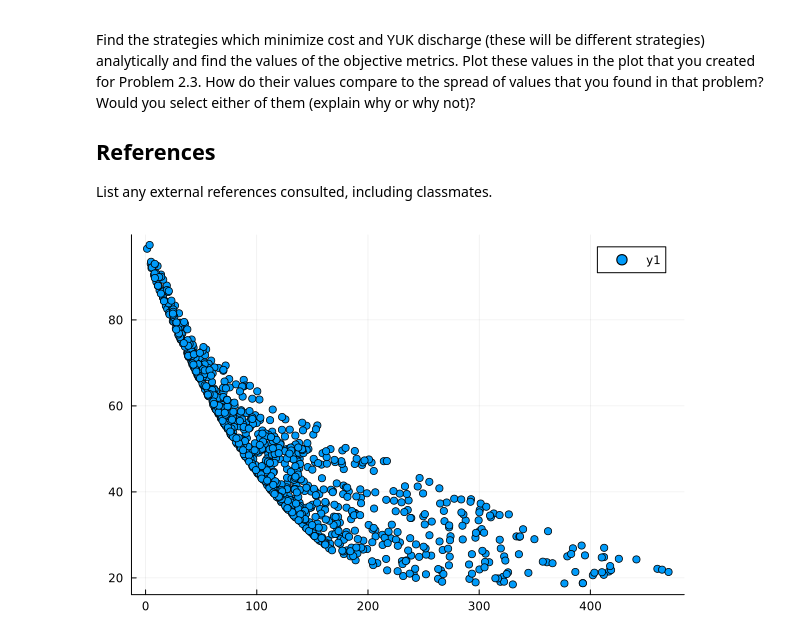
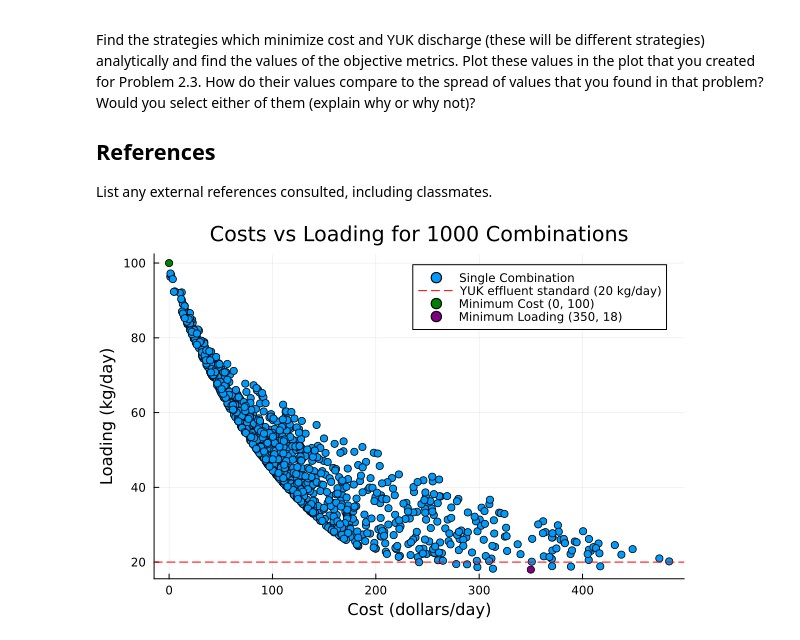
Before and after one commit to BEE4750-FA25/bee4750-hw1-mb2557, a Jupyter notebook: hw01.ipynb, the cells around one changed output. Cells and saved outputs as stored; diff of their text form; code cells hidden in the pictures.

```diff
--- a/hw01.ipynb
+++ b/hw01.ipynb
@@ -407,18 +409,27 @@ that problem? Would you select either of them (explain why or why not)?
 
 List any external references consulted, including classmates.
 # %%
+# add sources and comments
+# create dirichlet distribution
 dirichlet = Dirichlet(3,1)
+# empty arrays to store costs and corresponding loadings
 costs = []
 loadings = []
 
+# take 1000 points from the distribution and add them to the array
 for i in 1:1000
-    vect = rand(dirichlet)*100
+    vect = rand(dirichlet)*100 # multiply by 100 to match total flow of 100 m^3/day
     results = compute_results(vect[1], vect[2])
     push!(costs, results[1])
     push!(loadings, results[2])
 end
 
-scatter(costs, loadings)
-#t
+# graph arrays
+graph = scatter(costs, loadings, title="Costs vs Loading for 1000 Combinations", xlabel="Cost (dollars/day)", ylabel="Loading (kg/day)", label="Single Combination")
+# draw line for YUK effluent standard
+hline!(graph, [20], linestyle=:dash, linecolor=:red, label="YUK effluent standard (20 kg/day)")
+# draw points for minimized cost and loading
+scatter!(graph, [0], [100], color="green", label="Minimum Cost (0, 100)")
+scatter!(graph, [350], [18], color="purple", label="Minimum Loading (350, 18)")
 # %% [output]
-[figure, old version]
+[figure, new version]
```
Also changed, not shown: parts of 6 cells of this notebook.
